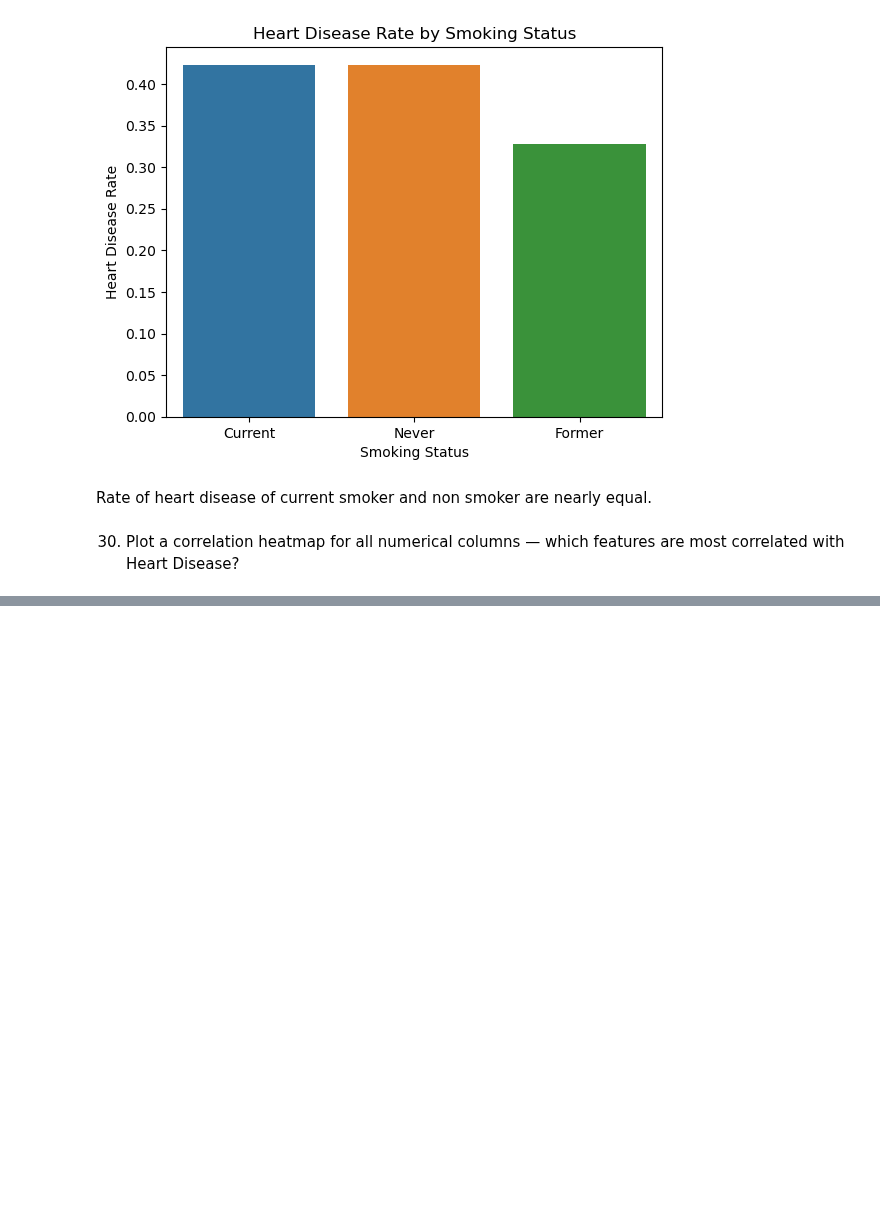
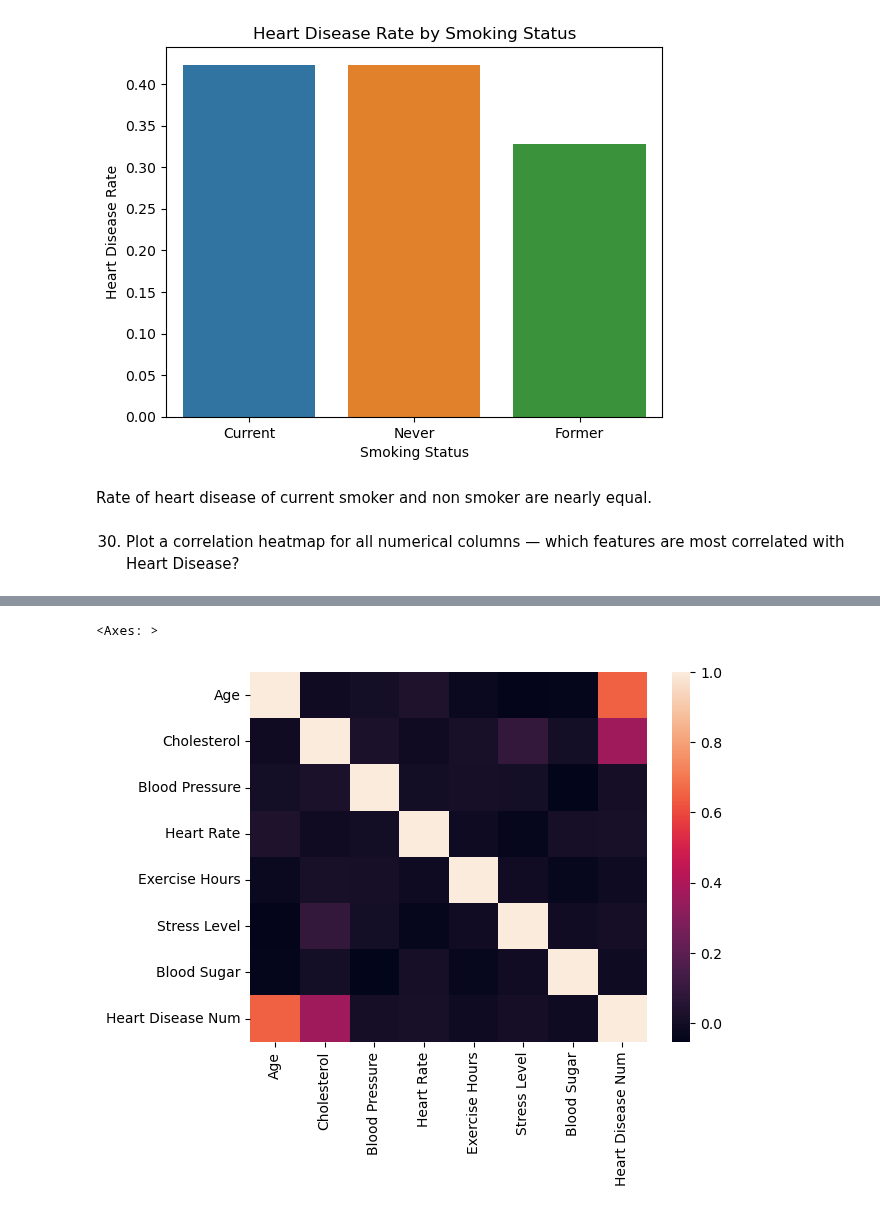
Before and after one commit to bikashsahani/heart-disease-analysis, a Jupyter notebook: heart_disease_analysis.ipynb, the cells around one changed output, grey strips where cells are left out. Drawn from its saved outputs; the diff is of its cells as text; code cells hidden in the pictures; blank space fills up the shorter version.

```diff
--- a/heart_disease_analysis.ipynb
+++ b/heart_disease_analysis.ipynb
@@ -740,0 +753,5 @@ Rate of heart disease of current smoker and non smoker are nearly equal.
+# %%
+sns.heatmap(data.corr(numeric_only=True))
+# %% [output]
+<Axes: >
+[figure, added]
```
Also changed, not shown: parts of 26 cells of this notebook, 1 other file.
